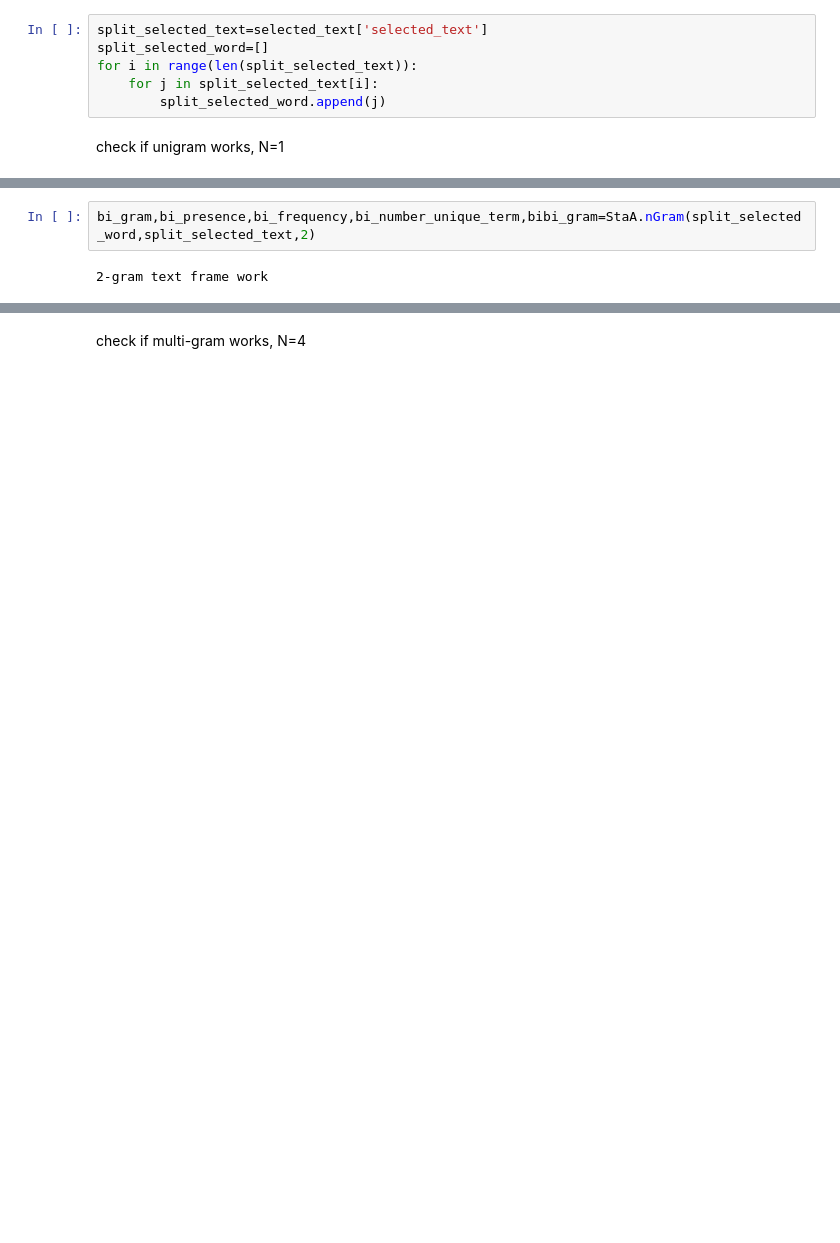
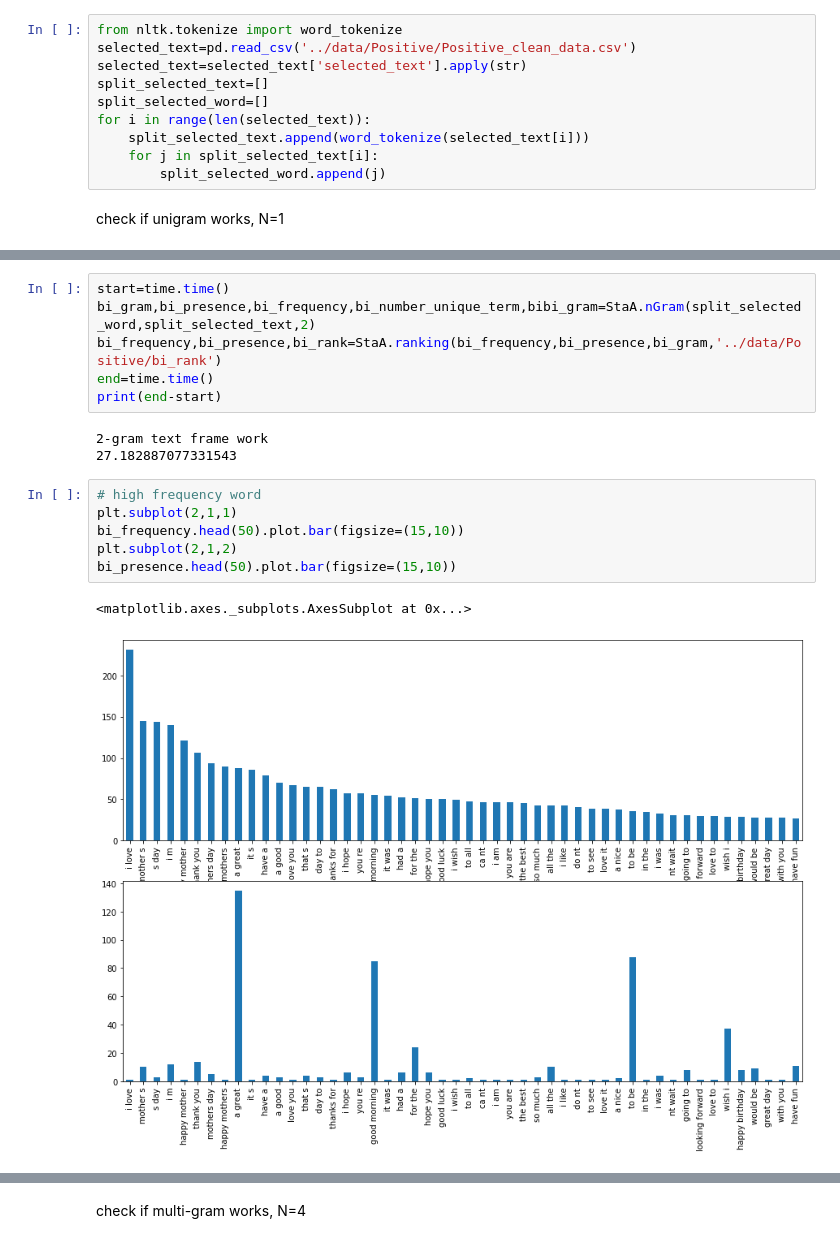
Before and after one commit to Chenghan-Sun/Senti-Extraction, a Jupyter notebook: notebook/EDA.ipynb, the cells around one changed output, grey strips where cells are left out. Cells and saved outputs as stored; diff of their text form; blank space fills up the shorter version.

Commit message:
sorted positive data

```diff
--- a/notebook/EDA.ipynb
+++ b/notebook/EDA.ipynb
@@ -239,9 +142,13 @@ See the caveats in the documentation: https://pandas.pydata.org/pandas-docs/stab
 # %% [markdown]
 Cleaned data are used to do statistical analysis. Due to the large size of the data to be processed, only first 50 sets of data are tested to verify the code.
 # %%
-split_selected_text=selected_text['selected_text']
+from nltk.tokenize import word_tokenize
+selected_text=pd.read_csv('../data/Positive/Positive_clean_data.csv')
+selected_text=selected_text['selected_text'].apply(str)
+split_selected_text=[]
 split_selected_word=[]
-for i in range(len(split_selected_text)):
+for i in range(len(selected_text)):
+    split_selected_text.append(word_tokenize(selected_text[i]))
     for j in split_selected_text[i]:
         split_selected_word.append(j)
 # %% [markdown]
@@ -321,4 +230,18 @@ Name: frequency, Length: 611, dtype: int64
 # %%
+start=time.time()
 bi_gram,bi_presence,bi_frequency,bi_number_unique_term,bibi_gram=StaA.nGram(split_selected_word,split_selected_text,2)
+bi_frequency,bi_presence,bi_rank=StaA.ranking(bi_frequency,bi_presence,bi_gram,'../data/Positive/bi_rank')
+end=time.time()
+print(end-start)
 # %% [output]
 2-gram text frame work
+27.182887077331543
+# %%
+# high frequency word
+plt.subplot(2,1,1)
+bi_frequency.head(50).plot.bar(figsize=(15,10))
+plt.subplot(2,1,2)
+bi_presence.head(50).plot.bar(figsize=(15,10))
+# %% [output]
+<matplotlib.axes._subplots.AxesSubplot at 0x...>
+[figure, added]
```
Also changed, not shown: parts of 39 cells of this notebook.
